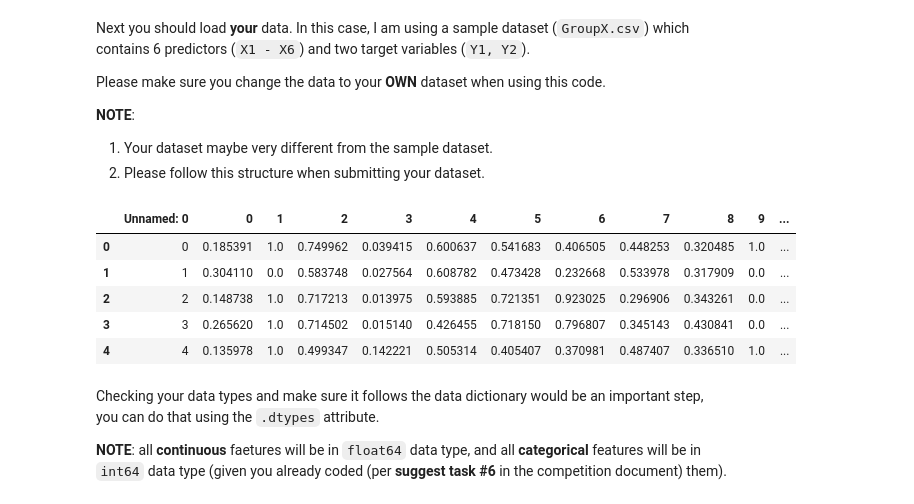
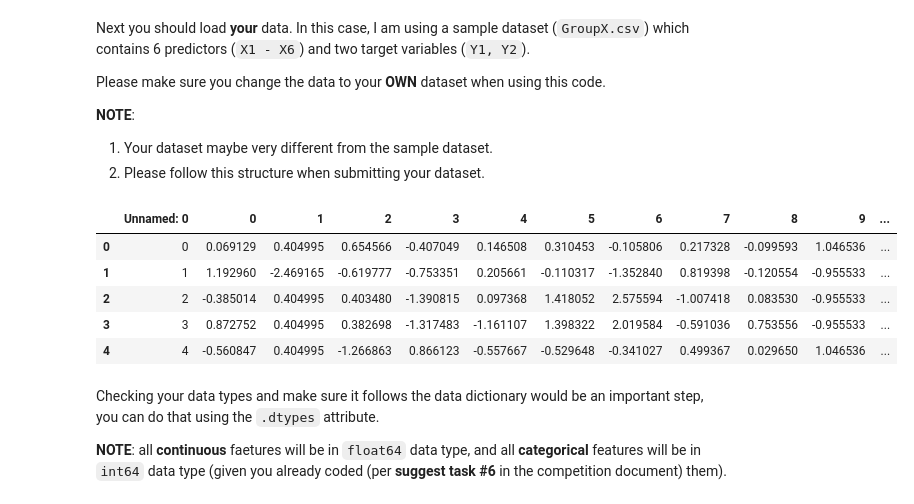
Before and after one commit to BA545-SP2019/2019-competition1-3-musketeers, a Jupyter notebook: Evaluation-Code-V0.ipynb, the cells around one changed output. Drawn from its saved outputs; the diff is of its cells as text; code cells hidden in the pictures.

```diff
--- a/Evaluation-Code-V0.ipynb
+++ b/Evaluation-Code-V0.ipynb
@@ -35,15 +35,15 @@ __NOTE__:
 1. Your dataset maybe very different from the sample dataset.
 2. Please follow this structure when submitting your dataset.
 # %%
-data = pd.read_csv('./Datasets/D6.csv', header=0)
+data = pd.read_csv('./Datasets/D7.csv', header=0)
 data.head()
 # %% [output]
 |  | Unnamed: 0 | 0 | 1 | 2 | 3 | 4 | 5 | 6 | 7 | 8 | 9 | ... |
-| 0 | 0 | 0.185391 | 1.0 | 0.749962 | 0.039415 | 0.600637 | 0.541683 | 0.406505 | 0.448253 | 0.320485 | 1.0 | ... |
-| 1 | 1 | 0.304110 | 0.0 | 0.583748 | 0.027564 | 0.608782 | 0.473428 | 0.232668 | 0.533978 | 0.317909 | 0.0 | ... |
-| 2 | 2 | 0.148738 | 1.0 | 0.717213 | 0.013975 | 0.593885 | 0.721351 | 0.923025 | 0.296906 | 0.343261 | 0.0 | ... |
-| 3 | 3 | 0.265620 | 1.0 | 0.714502 | 0.015140 | 0.426455 | 0.718150 | 0.796807 | 0.345143 | 0.430841 | 0.0 | ... |
-| 4 | 4 | 0.135978 | 1.0 | 0.499347 | 0.142221 | 0.505314 | 0.405407 | 0.370981 | 0.487407 | 0.336510 | 1.0 | ... |
+| 0 | 0 | 0.069129 | 0.404995 | 0.654566 | -0.407049 | 0.146508 | 0.310453 | -0.105806 | 0.217328 | -0.099593 | 1.046536 | ... |
+| 1 | 1 | 1.192960 | -2.469165 | -0.619777 | -0.753351 | 0.205661 | -0.110317 | -1.352840 | 0.819398 | -0.120554 | -0.955533 | ... |
+| 2 | 2 | -0.385014 | 0.404995 | 0.403480 | -1.390815 | 0.097368 | 1.418052 | 2.575594 | -1.007418 | 0.083530 | -0.955533 | ... |
+| 3 | 3 | 0.872752 | 0.404995 | 0.382698 | -1.317483 | -1.161107 | 1.398322 | 2.019584 | -0.591036 | 0.753556 | -0.955533 | ... |
+| 4 | 4 | -0.560847 | 0.404995 | -1.266863 | 0.866123 | -0.557667 | -0.529648 | -0.341027 | 0.499367 | 0.029650 | 1.046536 | ... |
 # %% [markdown]
 Checking your data types and make sure it follows the data dictionary would be an important step, you can do that using the `.dtypes` attribute.
 
```
Also changed, not shown: parts of 5 cells of this notebook, 3 other files.
